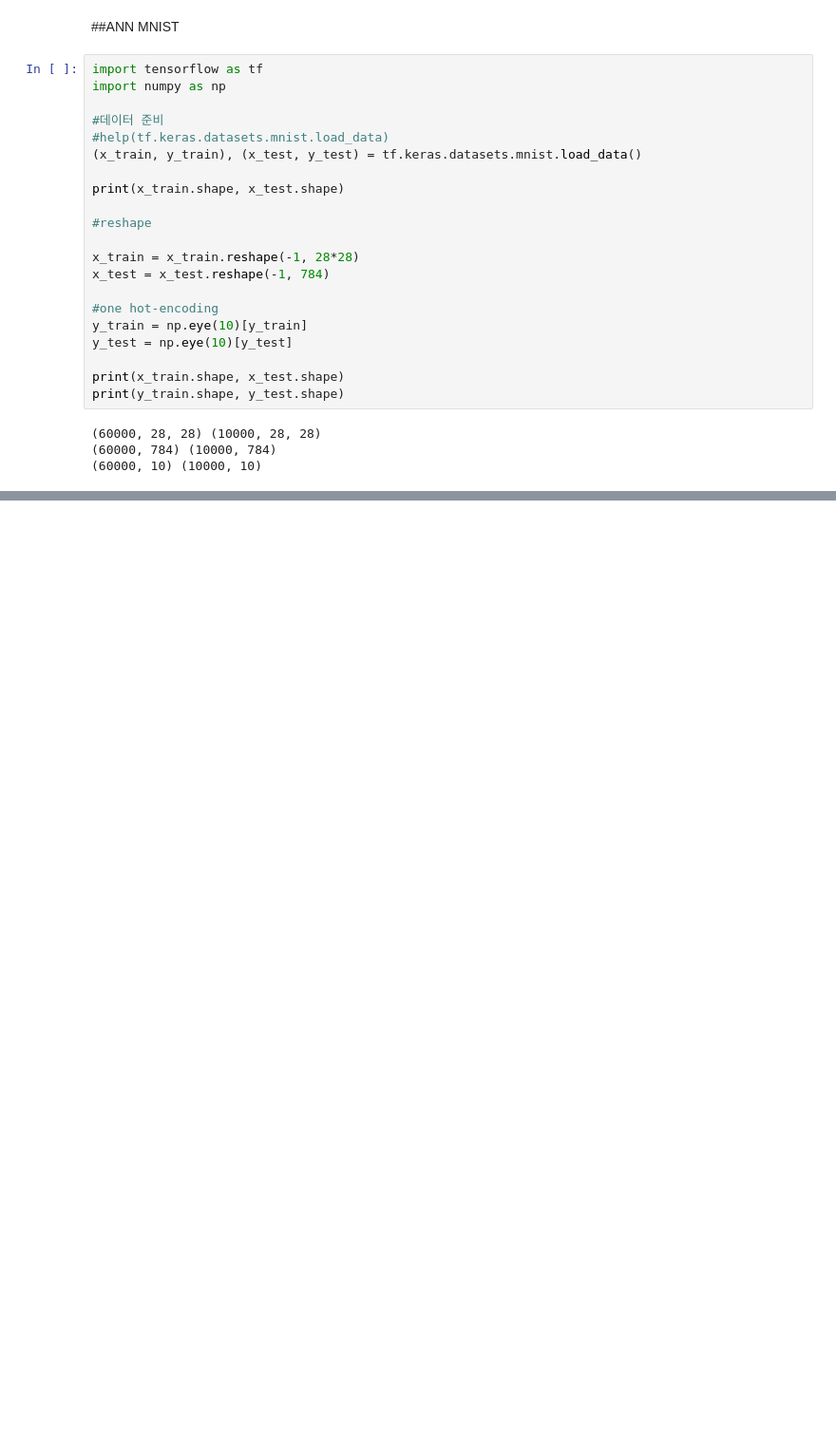
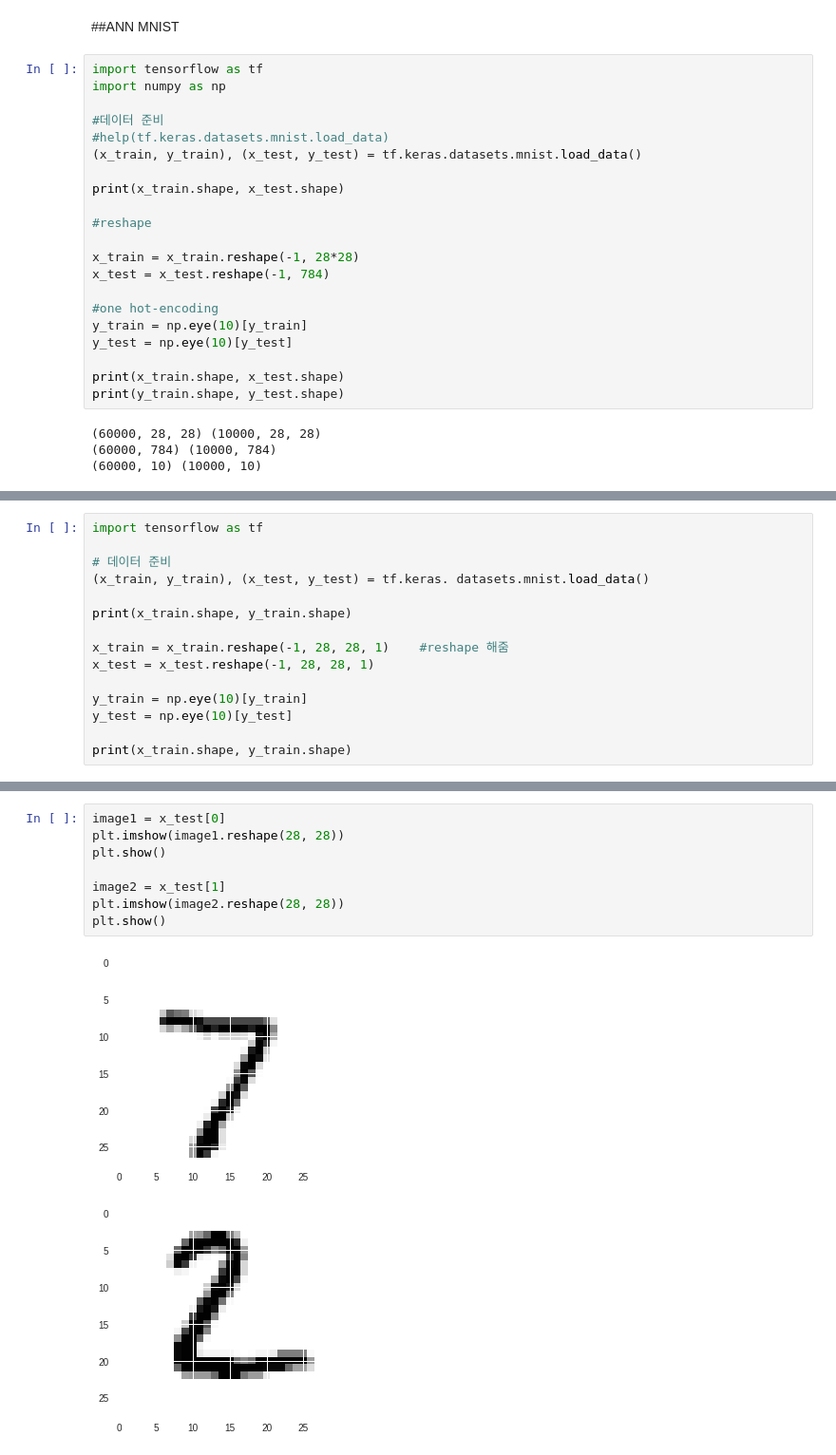
Before and after one commit to Redikins-JH/DeepLearning-Test, a Jupyter notebook: 둘째날_실습.ipynb, the cells around one changed output, grey strips where cells are left out. Shown: that part at 95% size. Drawn from its saved outputs; the diff is of its cells as text; blank space fills up the shorter version.

```diff
--- a/둘째날_실습.ipynb
+++ b/둘째날_실습.ipynb
@@ -131,0 +214,15 @@ pred = tf.nn.softmax(H2)
+# %%
+import tensorflow as tf
+
+# 데이터 준비
+(x_train, y_train), (x_test, y_test) = tf.keras. datasets.mnist.load_data()
+
+print(x_train.shape, y_train.shape)
+
+x_train = x_train.reshape(-1, 28, 28, 1)    #reshape 해줌
+x_test = x_test.reshape(-1, 28, 28, 1)
+
+y_train = np.eye(10)[y_train]
+y_test = np.eye(10)[y_test]
+
+print(x_train.shape, y_train.shape)
@@ -131,0 +403,11 @@ pred = tf.nn.softmax(H2)
+# %%
+image1 = x_test[0]
+plt.imshow(image1.reshape(28, 28))
+plt.show()
+
+image2 = x_test[1]
+plt.imshow(image2.reshape(28, 28))
+plt.show()
+# %% [output]
+[figure, added]
+[figure, added]
```
Also changed, not shown: parts of 18 cells of this notebook.
